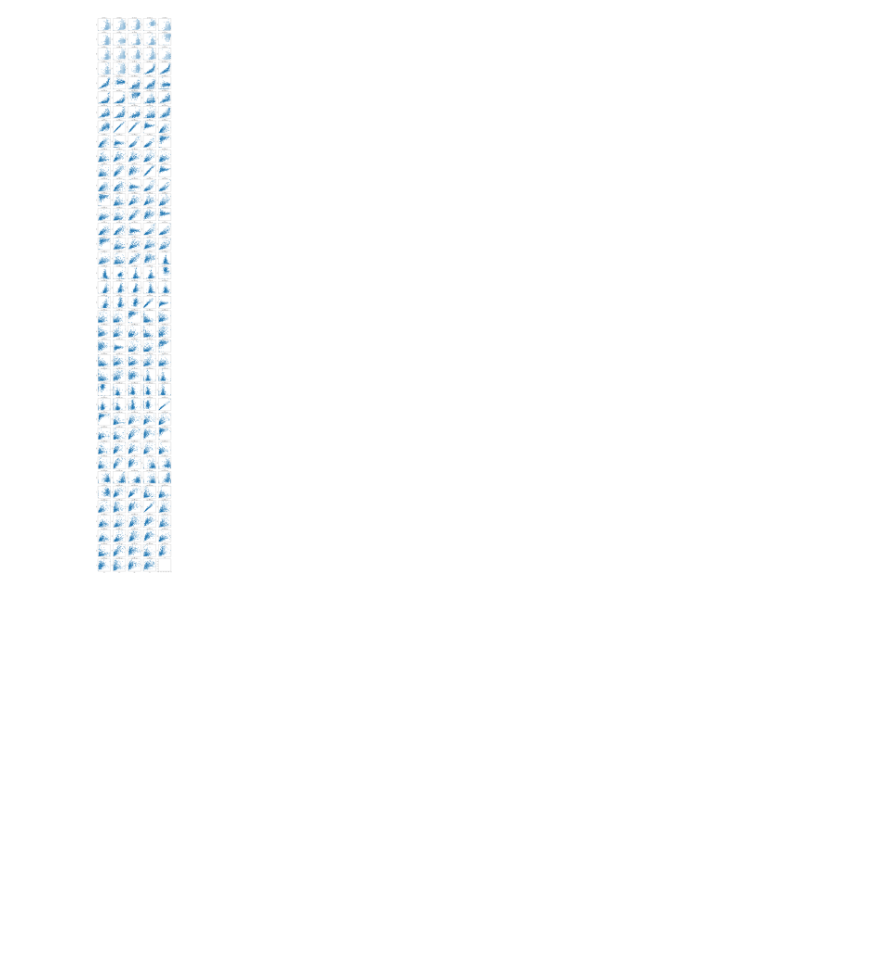
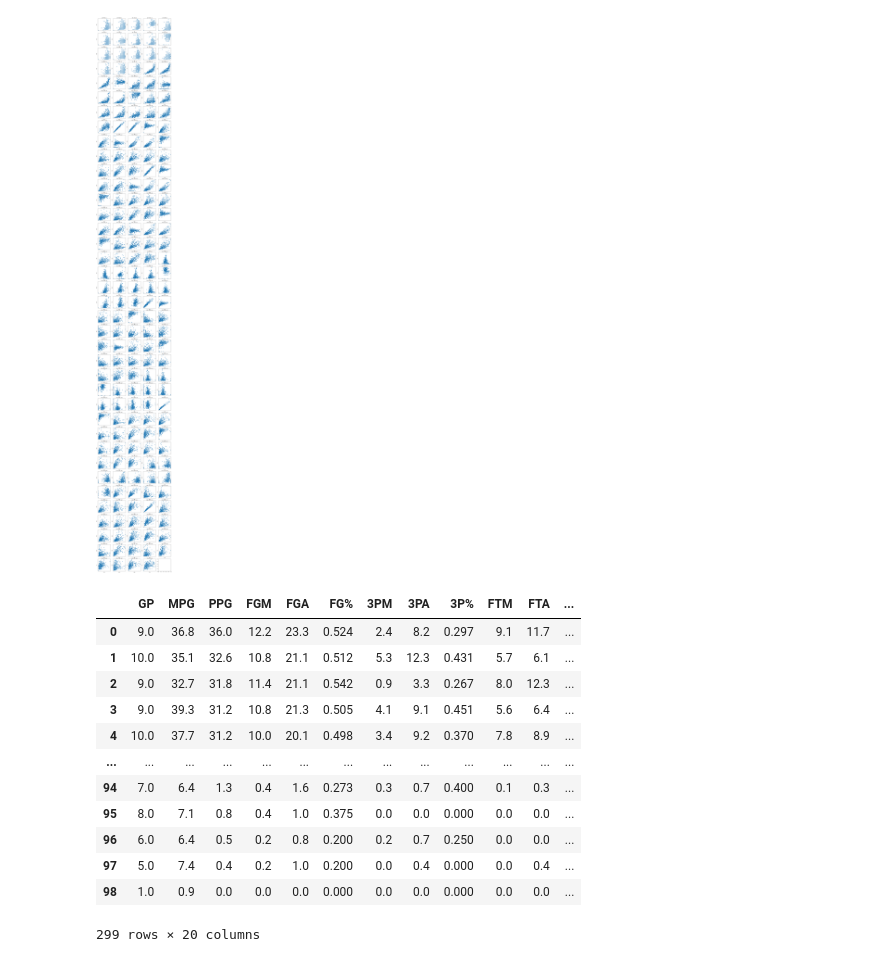
Before and after one commit to Jdka1/NBA-Position-Prediction-Model, a Jupyter notebook: getstats.ipynb, the cells around one changed output. Drawn from its saved outputs; the diff is of its cells as text; code cells hidden in the pictures; blank space fills up the shorter version.

```diff
--- a/getstats.ipynb
+++ b/getstats.ipynb
@@ -161,3 +161,19 @@ for i in range(1,fig_rows*fig_cols+1):
 plt.show()
 # %% [output]
 [figure]
+# %%
+df[all_features]
+# %% [output]
+|  | GP | MPG | PPG | FGM | FGA | FG% | 3PM | 3PA | 3P% | FTM | FTA | ... |
+| 0 | 9.0 | 36.8 | 36.0 | 12.2 | 23.3 | 0.524 | 2.4 | 8.2 | 0.297 | 9.1 | 11.7 | ... |
+| 1 | 10.0 | 35.1 | 32.6 | 10.8 | 21.1 | 0.512 | 5.3 | 12.3 | 0.431 | 5.7 | 6.1 | ... |
+| 2 | 9.0 | 32.7 | 31.8 | 11.4 | 21.1 | 0.542 | 0.9 | 3.3 | 0.267 | 8.0 | 12.3 | ... |
+| 3 | 9.0 | 39.3 | 31.2 | 10.8 | 21.3 | 0.505 | 4.1 | 9.1 | 0.451 | 5.6 | 6.4 | ... |
+| 4 | 10.0 | 37.7 | 31.2 | 10.0 | 20.1 | 0.498 | 3.4 | 9.2 | 0.370 | 7.8 | 8.9 | ... |
+| ... | ... | ... | ... | ... | ... | ... | ... | ... | ... | ... | ... | ... |
+| 94 | 7.0 | 6.4 | 1.3 | 0.4 | 1.6 | 0.273 | 0.3 | 0.7 | 0.400 | 0.1 | 0.3 | ... |
+| 95 | 8.0 | 7.1 | 0.8 | 0.4 | 1.0 | 0.375 | 0.0 | 0.0 | 0.000 | 0.0 | 0.0 | ... |
+| 96 | 6.0 | 6.4 | 0.5 | 0.2 | 0.8 | 0.200 | 0.2 | 0.7 | 0.250 | 0.0 | 0.0 | ... |
+| 97 | 5.0 | 7.4 | 0.4 | 0.2 | 1.0 | 0.200 | 0.0 | 0.4 | 0.000 | 0.0 | 0.4 | ... |
+| 98 | 1.0 | 0.9 | 0.0 | 0.0 | 0.0 | 0.000 | 0.0 | 0.0 | 0.000 | 0.0 | 0.0 | ... |
+299 rows × 20 columns
```
Also changed, not shown: parts of 1 cell of this notebook.
